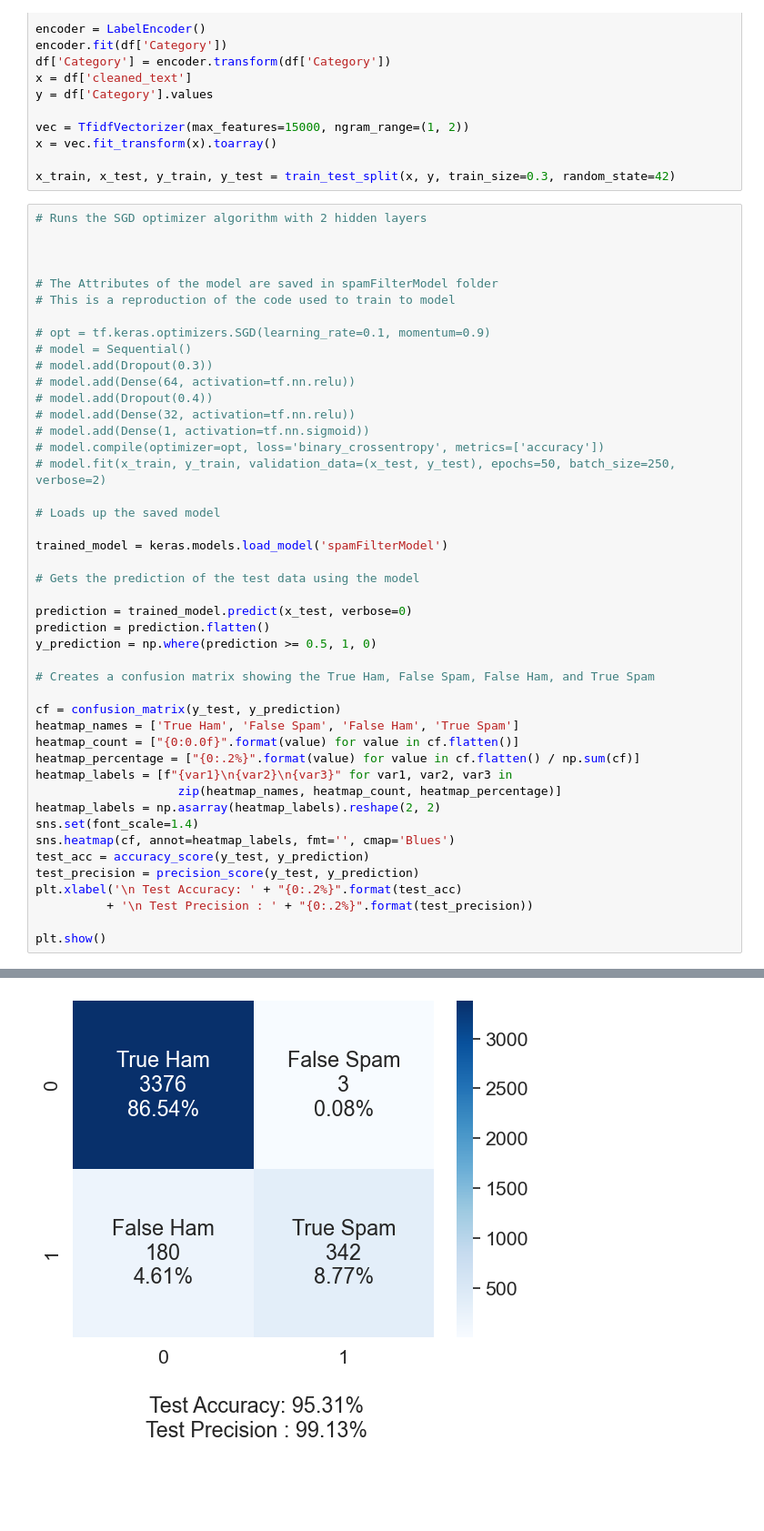
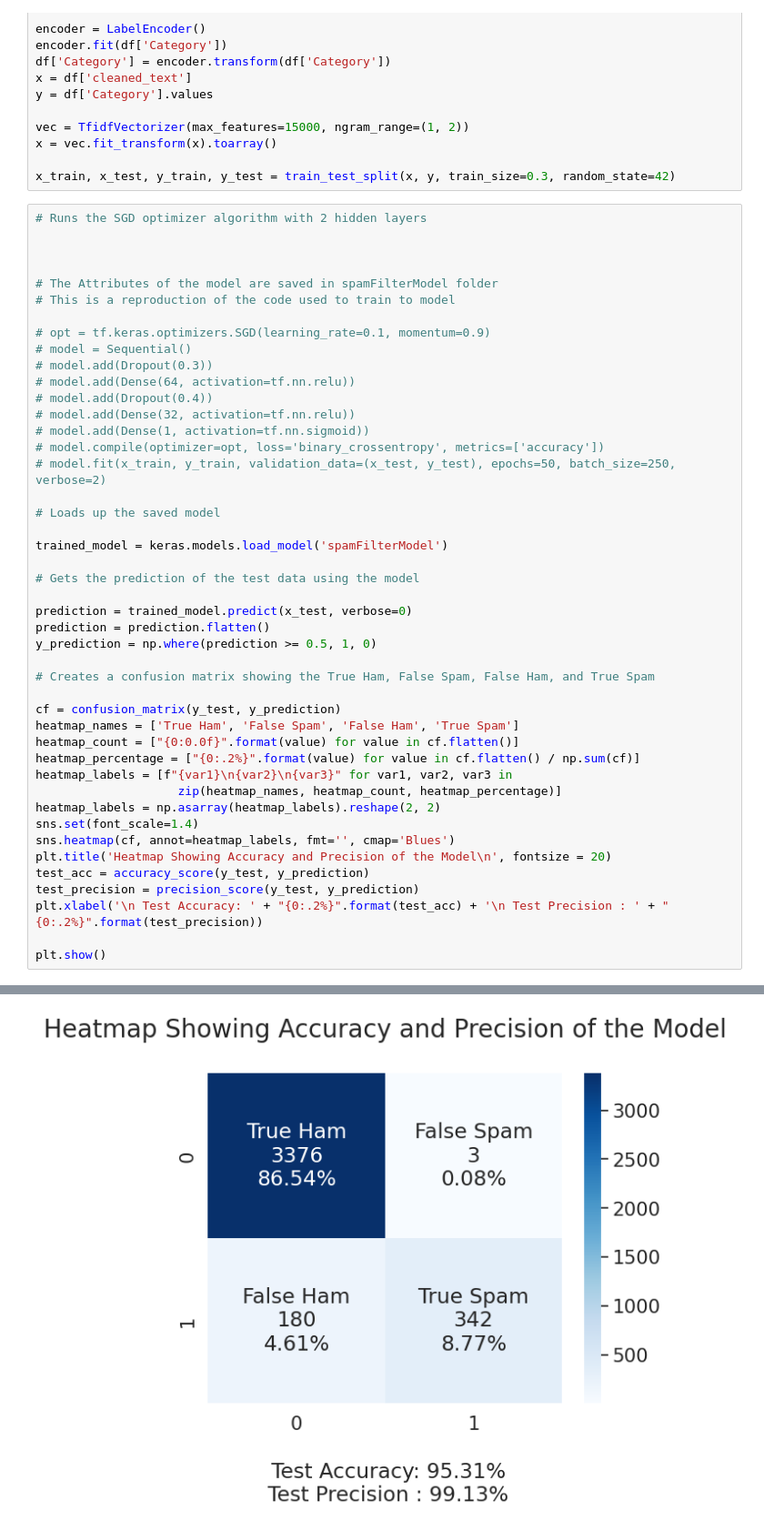
Before and after one commit to cpmavis/EmailFilter, a Jupyter notebook: EmailSpamFilter.ipynb, the cells around one changed output, grey strips where cells are left out. Shown: that part at 91% size. Saved outputs shown, nothing was run; the diff lists cells and outputs as text; blank space fills up the shorter version.

```diff
--- a/EmailSpamFilter.ipynb
+++ b/EmailSpamFilter.ipynb
@@ -173,10 +176,10 @@ heatmap_labels = [f"{var1}\n{var2}\n{var3}" for var1, var2, var3 in
 heatmap_labels = np.asarray(heatmap_labels).reshape(2, 2)
 sns.set(font_scale=1.4)
 sns.heatmap(cf, annot=heatmap_labels, fmt='', cmap='Blues')
+plt.title('Heatmap Showing Accuracy and Precision of the Model\n', fontsize = 20)
 test_acc = accuracy_score(y_test, y_prediction)
 test_precision = precision_score(y_test, y_prediction)
-plt.xlabel('\n Test Accuracy: ' + "{0:.2%}".format(test_acc)
-          + '\n Test Precision : ' + "{0:.2%}".format(test_precision))
+plt.xlabel('\n Test Accuracy: ' + "{0:.2%}".format(test_acc) + '\n Test Precision : ' + "{0:.2%}".format(test_precision))
 
 plt.show()
 # %% [output]
@@ -183,4 +192,4 @@ plt.show()
-[figure, old version]
+[figure, new version]
 # %%
 
 message = widgets.Textarea(
```
Also changed, not shown: parts of 6 cells of this notebook.
